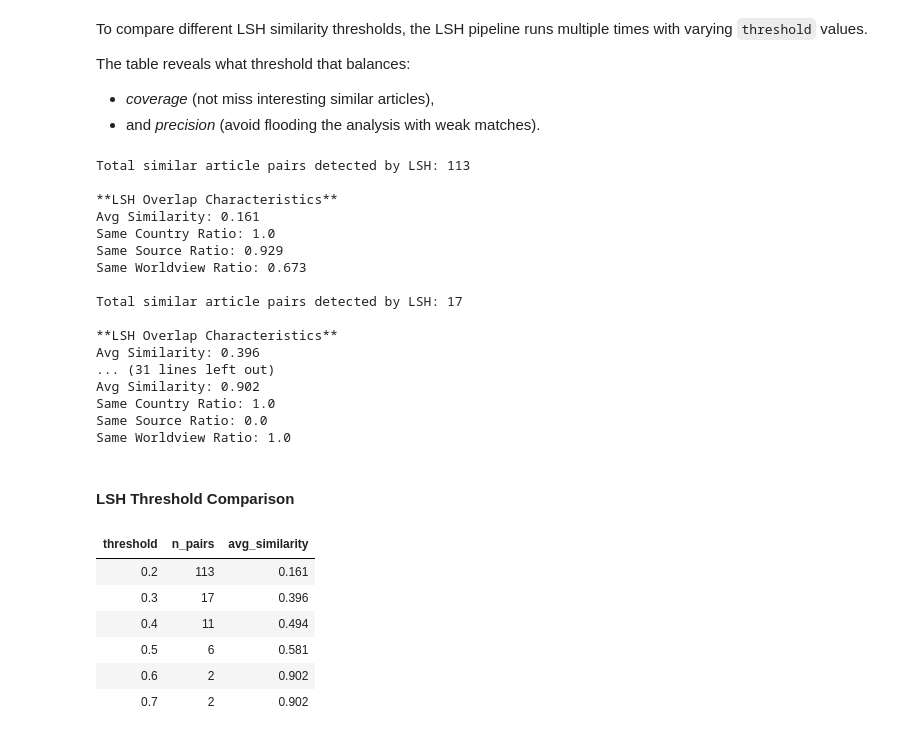
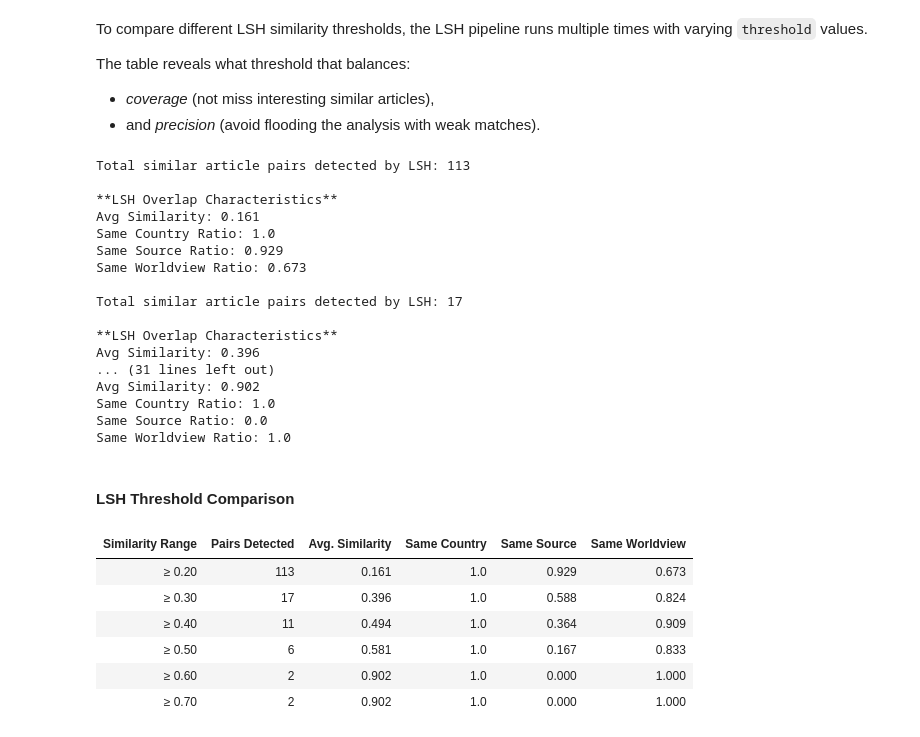
Before and after one commit to malinhauglandh/scandinavian-news-articles, a Jupyter notebook: news-articles.ipynb, the cells around one changed output. Saved outputs shown, nothing was run; the diff lists cells and outputs as text; code cells hidden in the pictures.

```diff
--- a/news-articles.ipynb
+++ b/news-articles.ipynb
@@ -1036,15 +1036,16 @@ The table reveals what threshold that balances:
 - *coverage* (not miss interesting similar articles),
 - and *precision* (avoid flooding the analysis with weak matches).
 # %%
-def compare_lsh_thresholds(thresholds, news_df):
+def compare_lsh_thresholds_full(thresholds, news_df):
     """
-    Compare LSH performance across different similarity thresholds.
+    Compare LSH performance across thresholds including metadata metrics.
     """
     results_summary = []
 
     for threshold in thresholds:
         lsh_test = EnhancedLSH(threshold=threshold, num_perm=128)
 
+        # Add all articles to current LSH instance
         for idx, row in news_df.iterrows():
             metadata = {
                 'country': row['country'],
@@ -1057,48 +1058,56 @@ def compare_lsh_thresholds(thresholds, news_df):
 
         if len(pairs) > 0:
             metrics, _ = analyze_lsh_performance(lsh_test, news_df, plot=False)
-            avg_sim = metrics["avg_similarity"]
         else:
-            avg_sim = 0
+            metrics = {
+                "avg_similarity": 0,
+                "same_country_ratio": 0,
+                "same_source_ratio": 0,
+                "same_worldview_ratio": 0
+            }
 
+        # Append result row
         results_summary.append({
-            'threshold': threshold,
-            'n_pairs': len(pairs),
-            'avg_similarity': avg_sim
+            "Similarity Range": f"≥ {threshold:.2f}",
+            "Pairs Detected": len(pairs),
+            "Avg. Similarity": round(metrics["avg_similarity"], 3),
+            "Same Country": round(metrics["same_country_ratio"], 3),
+            "Same Source": round(metrics["same_source_ratio"], 3),
+            "Same Worldview": round(metrics["same_worldview_ratio"], 3)
         })
 
     return pd.DataFrame(results_summary)
 
 
-# Test different thresholds
+# Generate full comparison table
 thresholds = [0.2, 0.3, 0.4, 0.5, 0.6, 0.7]
-threshold_results = compare_lsh_thresholds(thresholds, news_articles)
+threshold_table = compare_lsh_thresholds_full(thresholds, news_articles)
 
 display(HTML("<h4>LSH Threshold Comparison</h4>"))
-display(HTML(threshold_results.to_html(index=False)))
+display(HTML(threshold_table.to_html(index=False)))
 # %% [output]
 Total similar article pairs detected by LSH: 113
 
 **LSH Overlap Characteristics**
 Avg Similarity: 0.161
 Same Country Ratio: 1.0
 Same Source Ratio: 0.929
 Same Worldview Ratio: 0.673
 
 Total similar article pairs detected by LSH: 17
 
 **LSH Overlap Characteristics**
 Avg Similarity: 0.396
 ... (31 lines left out)
 Avg Similarity: 0.902
 Same Country Ratio: 1.0
 Same Source Ratio: 0.0
 Same Worldview Ratio: 1.0
 LSH Threshold Comparison
-| threshold | n_pairs | avg_similarity |
-| 0.2 | 113 | 0.161 |
-| 0.3 | 17 | 0.396 |
-| 0.4 | 11 | 0.494 |
-| 0.5 | 6 | 0.581 |
-| 0.6 | 2 | 0.902 |
-| 0.7 | 2 | 0.902 |
+| Similarity Range | Pairs Detected | Avg. Similarity | Same Country | Same Source | Same Worldview |
+| ≥ 0.20 | 113 | 0.161 | 1.0 | 0.929 | 0.673 |
+| ≥ 0.30 | 17 | 0.396 | 1.0 | 0.588 | 0.824 |
+| ≥ 0.40 | 11 | 0.494 | 1.0 | 0.364 | 0.909 |
+| ≥ 0.50 | 6 | 0.581 | 1.0 | 0.167 | 0.833 |
+| ≥ 0.60 | 2 | 0.902 | 1.0 | 0.000 | 1.000 |
+| ≥ 0.70 | 2 | 0.902 | 1.0 | 0.000 | 1.000 |
```
Also changed, not shown: parts of 2 cells of this notebook.
